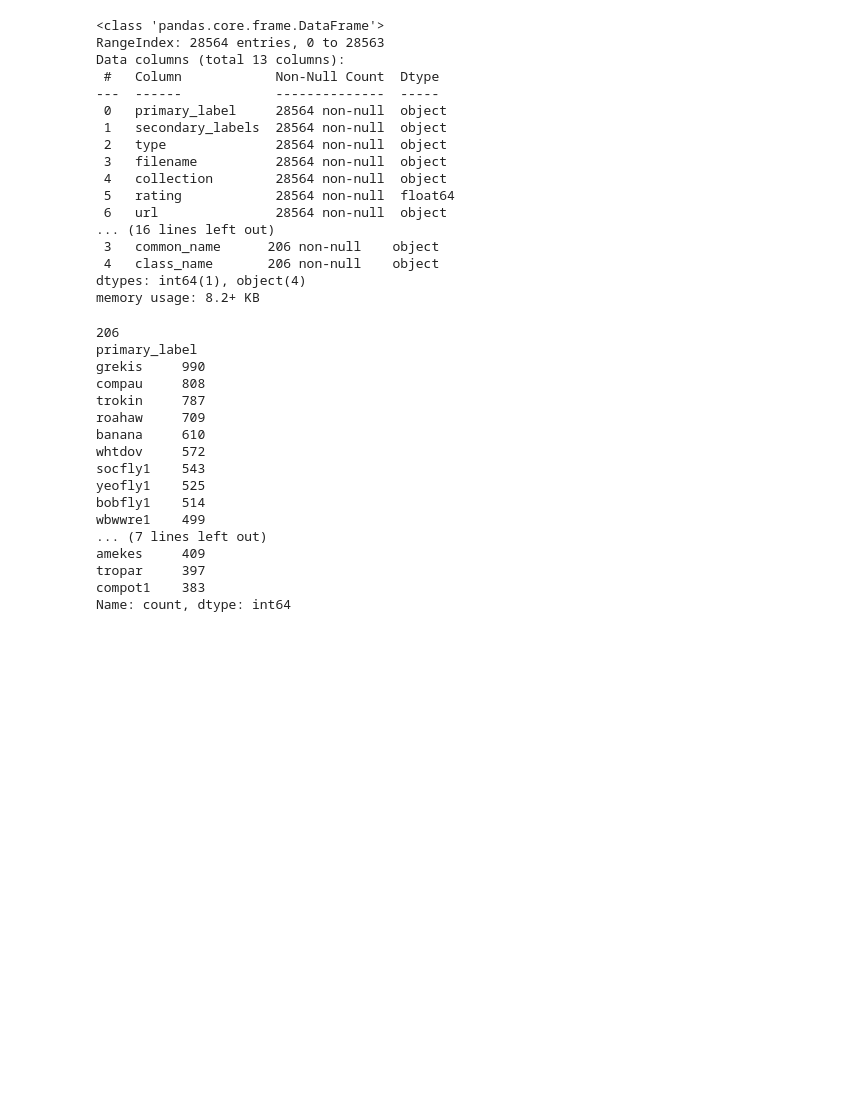
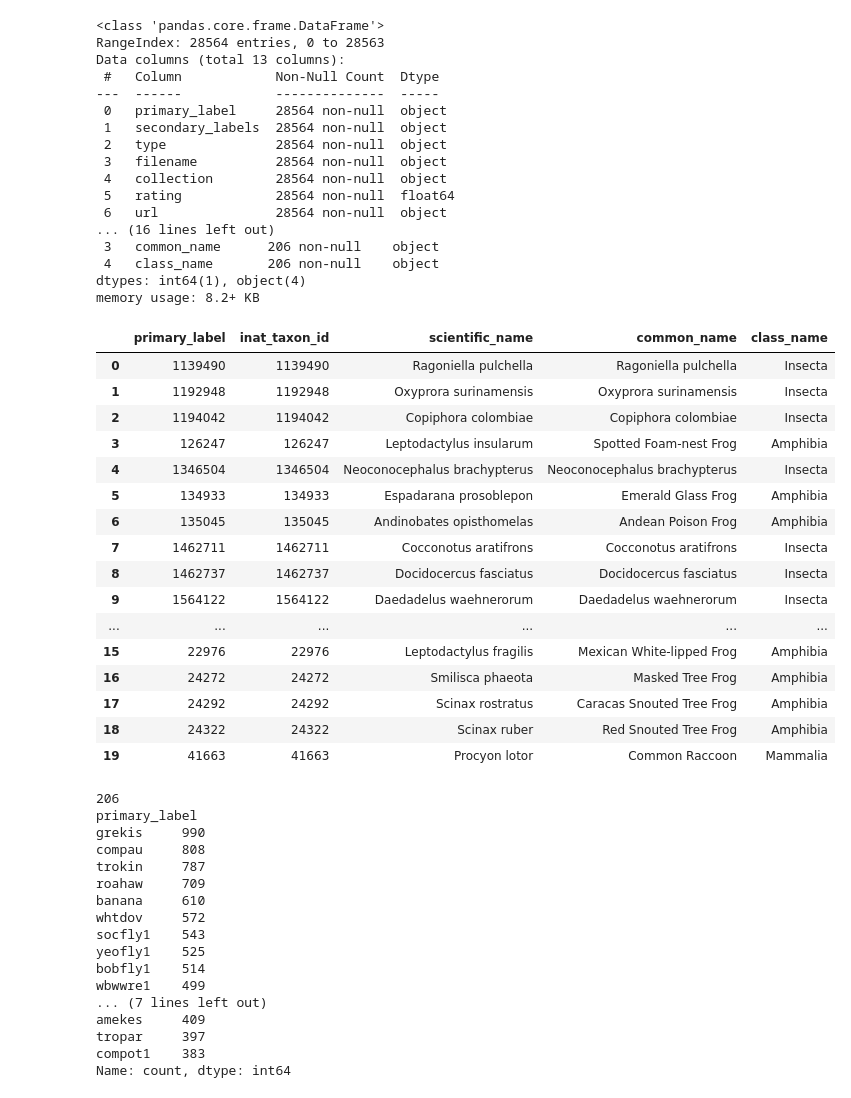
Before and after one commit to Tsharkowill/birdclef-2025, a Jupyter notebook: notebooks/EDA.ipynb, the cells around one changed output. Saved outputs shown, nothing was run; the diff lists cells and outputs as text; code cells hidden in the pictures; blank space fills up the shorter version.

```diff
--- a/notebooks/EDA.ipynb
+++ b/notebooks/EDA.ipynb
@@ -40,6 +40,26 @@ Data columns (total 13 columns):
  4   class_name       206 non-null    object
 dtypes: int64(1), object(4)
 memory usage: 8.2+ KB
+# %%
+taxonomy.head(20)
+# %% [output]
+|  | primary_label | inat_taxon_id | scientific_name | common_name | class_name |
+| 0 | 1139490 | 1139490 | Ragoniella pulchella | Ragoniella pulchella | Insecta |
+| 1 | 1192948 | 1192948 | Oxyprora surinamensis | Oxyprora surinamensis | Insecta |
+| 2 | 1194042 | 1194042 | Copiphora colombiae | Copiphora colombiae | Insecta |
+| 3 | 126247 | 126247 | Leptodactylus insularum | Spotted Foam-nest Frog | Amphibia |
+| 4 | 1346504 | 1346504 | Neoconocephalus brachypterus | Neoconocephalus brachypterus | Insecta |
+| 5 | 134933 | 134933 | Espadarana prosoblepon | Emerald Glass Frog | Amphibia |
+| 6 | 135045 | 135045 | Andinobates opisthomelas | Andean Poison Frog | Amphibia |
+| 7 | 1462711 | 1462711 | Cocconotus aratifrons | Cocconotus aratifrons | Insecta |
+| 8 | 1462737 | 1462737 | Docidocercus fasciatus | Docidocercus fasciatus | Insecta |
+| 9 | 1564122 | 1564122 | Daedadelus waehnerorum | Daedadelus waehnerorum | Insecta |
+| ... | ... | ... | ... | ... | ... |
+| 15 | 22976 | 22976 | Leptodactylus fragilis | Mexican White-lipped Frog | Amphibia |
+| 16 | 24272 | 24272 | Smilisca phaeota | Masked Tree Frog | Amphibia |
+| 17 | 24292 | 24292 | Scinax rostratus | Caracas Snouted Tree Frog | Amphibia |
+| 18 | 24322 | 24322 | Scinax ruber | Red Snouted Tree Frog | Amphibia |
+| 19 | 41663 | 41663 | Procyon lotor | Common Raccoon | Mammalia |
 # %%
 print(train['primary_label'].nunique())
 print(train['primary_label'].value_counts().head(20))
```
Also changed, not shown: parts of 3 cells of this notebook, 1 other file.
